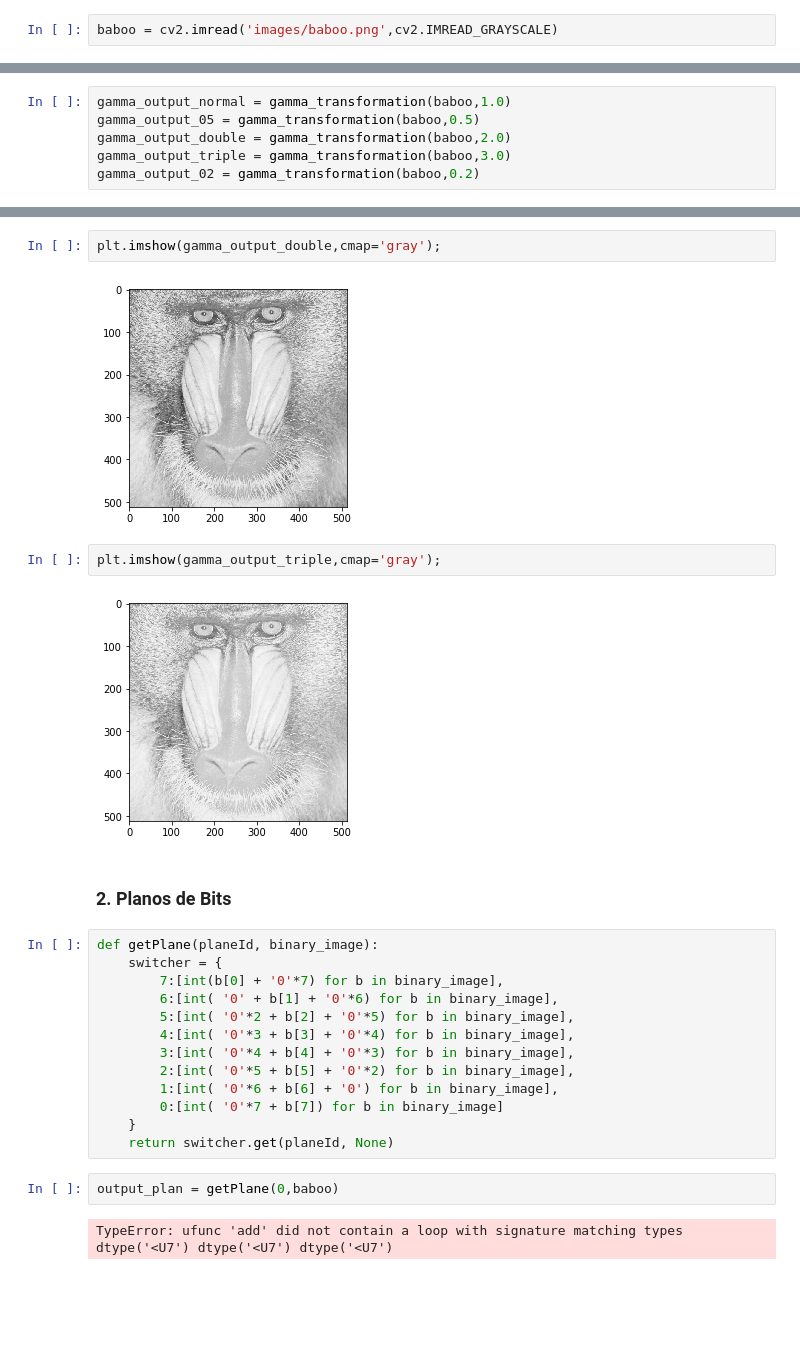
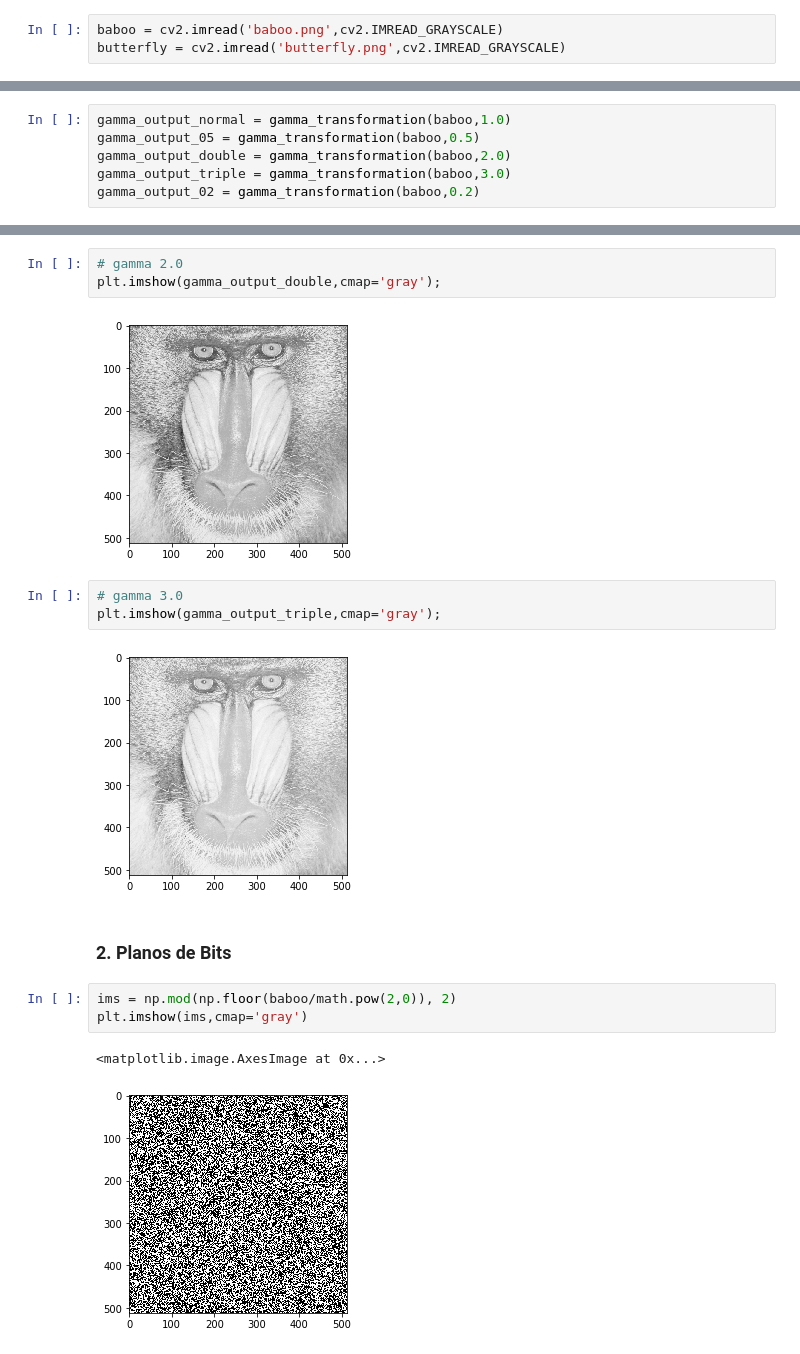
Before and after one commit to viniciusteix/pid-mo443, a Jupyter notebook: trabalho0/Trabalho_00.ipynb, the cells around one changed output, grey strips where cells are left out. Saved outputs shown, nothing was run; the diff lists cells and outputs as text; blank space fills up the shorter version.

```diff
--- a/trabalho0/Trabalho_00.ipynb
+++ b/trabalho0/Trabalho_00.ipynb
@@ -5,5 +6,6 @@ from matplotlib import pyplot as plt
 # %%
-baboo = cv2.imread('images/baboo.png',cv2.IMREAD_GRAYSCALE)
+baboo = cv2.imread('baboo.png',cv2.IMREAD_GRAYSCALE)
+butterfly = cv2.imread('butterfly.png',cv2.IMREAD_GRAYSCALE)
 # %%
 baboo.shape
 # %% [output]
@@ -34,29 +43,20 @@ plt.imshow(gamma_output_05,cmap='gray');
 # %% [output]
 [figure]
 # %%
+# gamma 2.0
 plt.imshow(gamma_output_double,cmap='gray');
 # %% [output]
 [figure]
 # %%
+# gamma 3.0
 plt.imshow(gamma_output_triple,cmap='gray');
 # %% [output]
 [figure]
 # %% [markdown]
 ### 2. Planos de Bits
-# %%
-def getPlane(planeId, binary_image):
-    switcher = {
-        7:[int(b[0] + '0'*7) for b in binary_image],
-        6:[int( '0' + b[1] + '0'*6) for b in binary_image],
-        5:[int( '0'*2 + b[2] + '0'*5) for b in binary_image],
-        4:[int( '0'*3 + b[3] + '0'*4) for b in binary_image],
-        3:[int( '0'*4 + b[4] + '0'*3) for b in binary_image],
-        2:[int( '0'*5 + b[5] + '0'*2) for b in binary_image],
-        1:[int( '0'*6 + b[6] + '0') for b in binary_image],
-        0:[int( '0'*7 + b[7]) for b in binary_image]
-    }
-    return switcher.get(planeId, None)
-# %%
-output_plan = getPlane(0,baboo)
-# %% [output]
-TypeError: ufunc 'add' did not contain a loop with signature matching types dtype('<U7') dtype('<U7') dtype('<U7')
+# %%
+ims = np.mod(np.floor(baboo/math.pow(2,0)), 2)
+plt.imshow(ims,cmap='gray')
+# %% [output]
+<matplotlib.image.AxesImage at 0x...>
+[figure, added]
```
Also changed, not shown: parts of 26 cells of this notebook, 2 other files.
